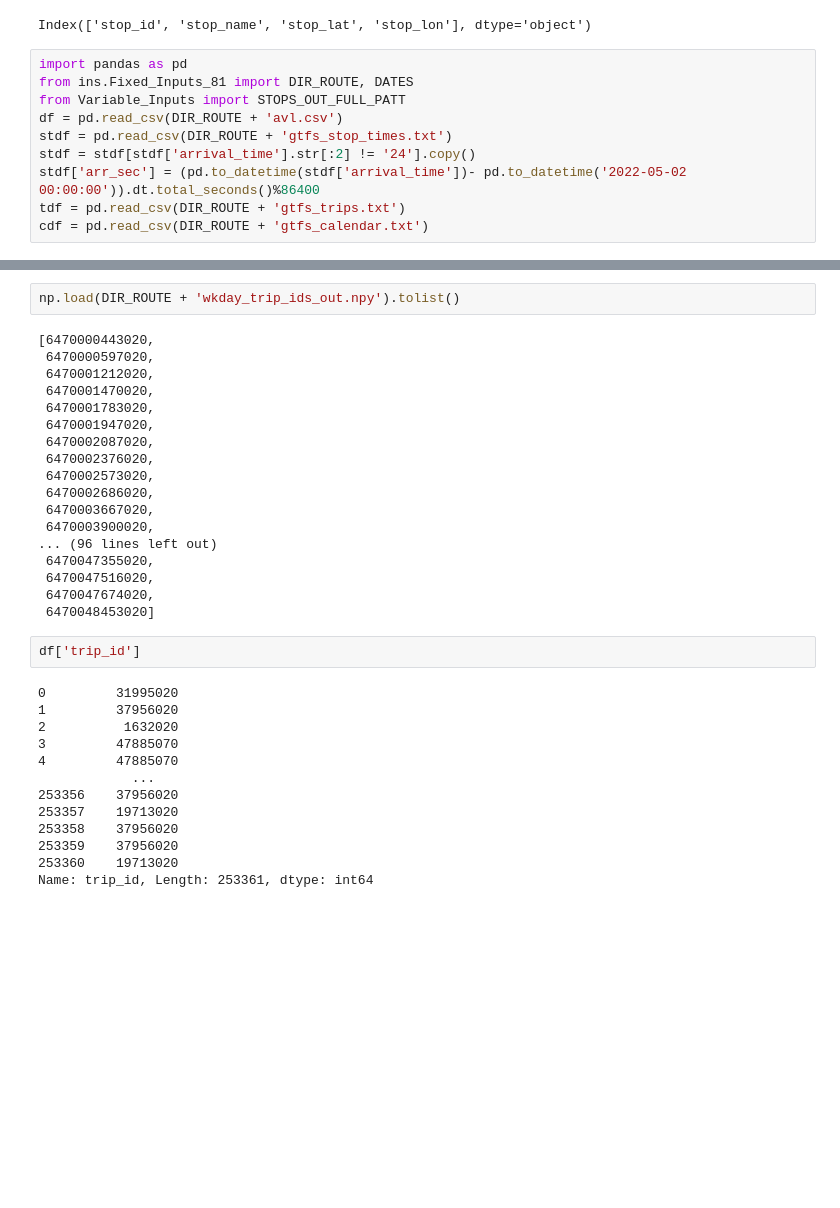
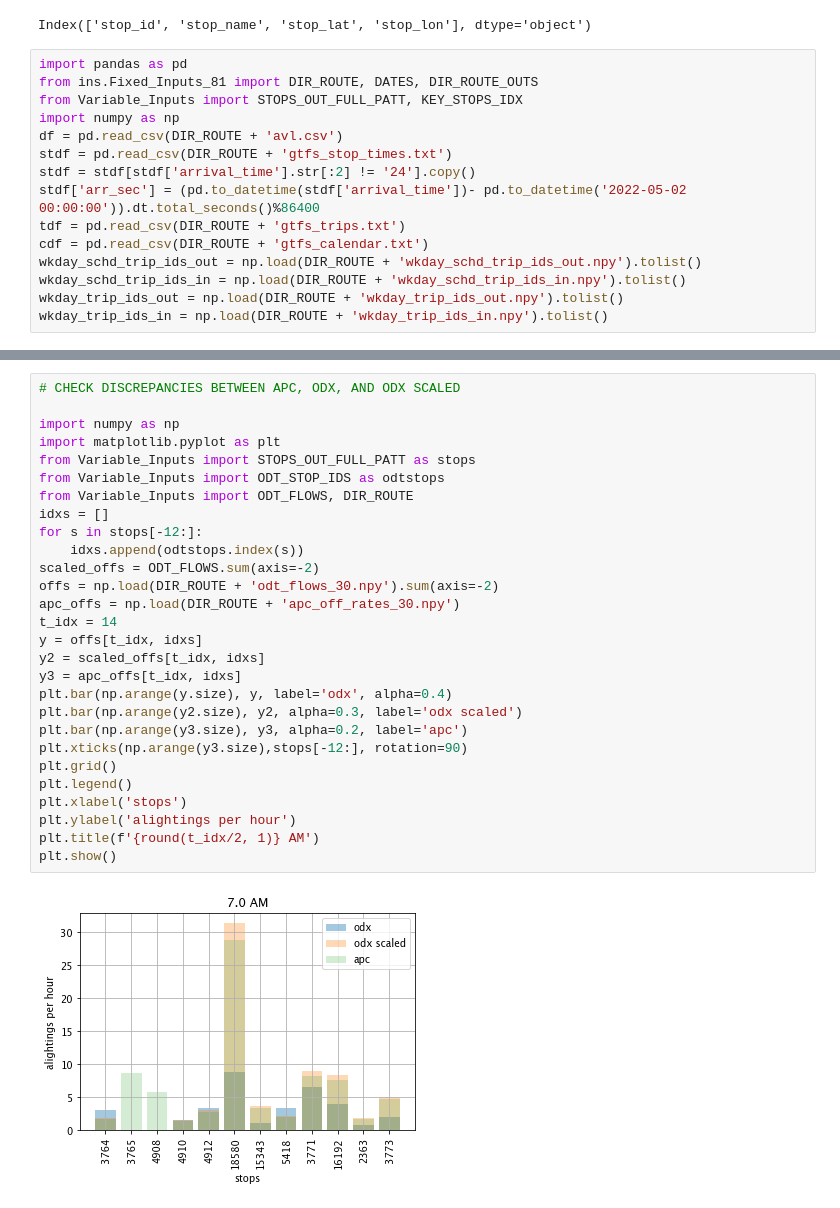
Before and after one commit to joerovar/transit-centric-smart-mobility-system, a Jupyter notebook: src/04_SIMULATION/scratch.ipynb, the cells around one changed output, grey strips where cells are left out. Cells and saved outputs as stored; diff of their text form; blank space fills up the shorter version.

```diff
--- a/src/04_SIMULATION/scratch.ipynb
+++ b/src/04_SIMULATION/scratch.ipynb
@@ -325,11 +318,16 @@ gtfs_stops['short_name'] = gtfs_stops['stop_name'].str.split(' ', n=2, expand=Tr
 Index(['stop_id', 'stop_name', 'stop_lat', 'stop_lon'], dtype='object')
 # %%
 import pandas as pd
-from ins.Fixed_Inputs_81 import DIR_ROUTE, DATES
-from Variable_Inputs import STOPS_OUT_FULL_PATT
+from ins.Fixed_Inputs_81 import DIR_ROUTE, DATES, DIR_ROUTE_OUTS
+from Variable_Inputs import STOPS_OUT_FULL_PATT, KEY_STOPS_IDX
+import numpy as np
 df = pd.read_csv(DIR_ROUTE + 'avl.csv')
 stdf = pd.read_csv(DIR_ROUTE + 'gtfs_stop_times.txt')
 stdf = stdf[stdf['arrival_time'].str[:2] != '24'].copy()
 stdf['arr_sec'] = (pd.to_datetime(stdf['arrival_time'])- pd.to_datetime('2022-05-02 00:00:00')).dt.total_seconds()%86400
 tdf = pd.read_csv(DIR_ROUTE + 'gtfs_trips.txt')
 cdf = pd.read_csv(DIR_ROUTE + 'gtfs_calendar.txt')
+wkday_schd_trip_ids_out = np.load(DIR_ROUTE + 'wkday_schd_trip_ids_out.npy').tolist()
+wkday_schd_trip_ids_in = np.load(DIR_ROUTE + 'wkday_schd_trip_ids_in.npy').tolist()
+wkday_trip_ids_out = np.load(DIR_ROUTE + 'wkday_trip_ids_out.npy').tolist()
+wkday_trip_ids_in = np.load(DIR_ROUTE + 'wkday_trip_ids_in.npy').tolist()
@@ -404,35 +367,30 @@ Index(['arr_time', 'event_type', 'bus_id', 'route_id', 'trip_id', 'stop_id',
-# %%
-np.load(DIR_ROUTE + 'wkday_trip_ids_out.npy').tolist()
-# %% [output]
-[6470000443020,
- 6470000597020,
- 6470001212020,
- 6470001470020,
- 6470001783020,
- 6470001947020,
- 6470002087020,
- 6470002376020,
- 6470002573020,
- 6470002686020,
- 6470003667020,
- 6470003900020,
-... (96 lines left out)
- 6470047355020,
- 6470047516020,
- 6470047674020,
- 6470048453020]
-# %%
-df['trip_id']
-# %% [output]
-0         31995020
-1         37956020
-2          1632020
-3         47885070
-4         47885070
-            ...
-253356    37956020
-253357    19713020
-253358    37956020
-253359    37956020
-253360    19713020
-Name: trip_id, Length: 253361, dtype: int64
+# %%
+# CHECK DISCREPANCIES BETWEEN APC, ODX, AND ODX SCALED
+
+import numpy as np
+import matplotlib.pyplot as plt
+from Variable_Inputs import STOPS_OUT_FULL_PATT as stops
+from Variable_Inputs import ODT_STOP_IDS as odtstops
+from Variable_Inputs import ODT_FLOWS, DIR_ROUTE
+idxs = []
+for s in stops[-12:]:
+    idxs.append(odtstops.index(s))
+scaled_offs = ODT_FLOWS.sum(axis=-2)
+offs = np.load(DIR_ROUTE + 'odt_flows_30.npy').sum(axis=-2)
+apc_offs = np.load(DIR_ROUTE + 'apc_off_rates_30.npy')
+t_idx = 14
+y = offs[t_idx, idxs]
+y2 = scaled_offs[t_idx, idxs]
+y3 = apc_offs[t_idx, idxs]
+plt.bar(np.arange(y.size), y, label='odx', alpha=0.4)
+plt.bar(np.arange(y2.size), y2, alpha=0.3, label='odx scaled')
+plt.bar(np.arange(y3.size), y3, alpha=0.2, label='apc')
+plt.xticks(np.arange(y3.size),stops[-12:], rotation=90)
+plt.grid()
+plt.legend()
+plt.xlabel('stops')
+plt.ylabel('alightings per hour')
+plt.title(f'{round(t_idx/2, 1)} AM')
+plt.show()
+# %% [output]
+[figure, added]
```
Also changed, not shown: parts of 9 cells of this notebook, 42 other files.
